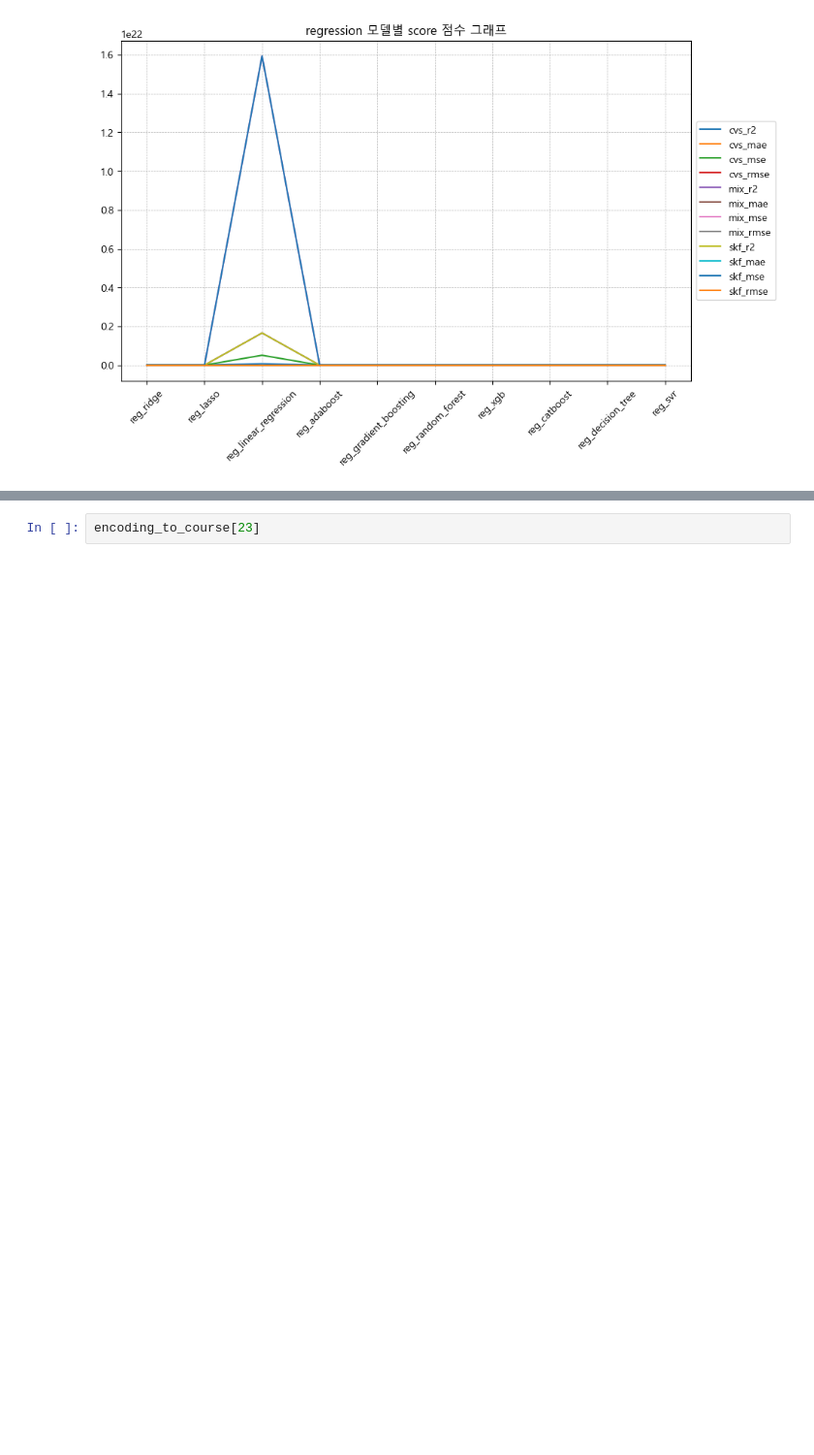
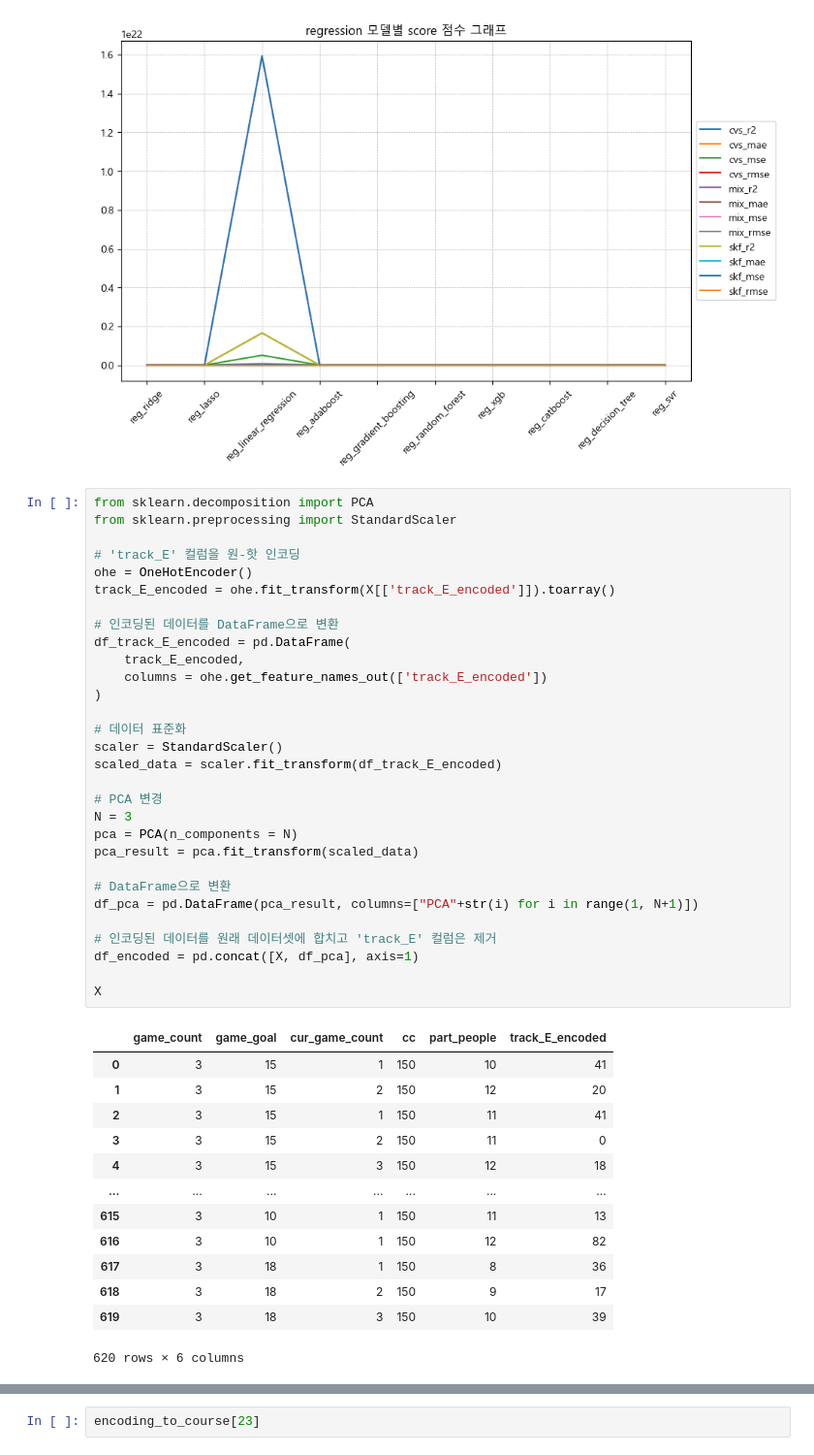
Before and after one commit to miny-genie/RTC-mariokart-8-AI, a Jupyter notebook: model/3_select_model.ipynb, the cells around one changed output, grey strips where cells are left out. Shown at 97% size. Cells and saved outputs as stored; diff of their text form; blank space fills up the shorter version.

```diff
--- a/model/3_select_model.ipynb
+++ b/model/3_select_model.ipynb
@@ -949,6 +969,50 @@ plt.grid(True, linestyle='--', linewidth=0.5, axis='x')
 plt.grid(True, linestyle='--', linewidth=0.5, axis='y')
 # %% [output]
 [figure]
+# %%
+from sklearn.decomposition import PCA
+from sklearn.preprocessing import StandardScaler
+
+# 'track_E' 컬럼을 원-핫 인코딩
+ohe = OneHotEncoder()
+track_E_encoded = ohe.fit_transform(X[['track_E_encoded']]).toarray()
+
+# 인코딩된 데이터를 DataFrame으로 변환
+df_track_E_encoded = pd.DataFrame(
+    track_E_encoded,
+    columns = ohe.get_feature_names_out(['track_E_encoded'])
+)
+
+# 데이터 표준화
+scaler = StandardScaler()
+scaled_data = scaler.fit_transform(df_track_E_encoded)
+
+# PCA 변경
+N = 3
+pca = PCA(n_components = N)
+pca_result = pca.fit_transform(scaled_data)
+
+# DataFrame으로 변환
+df_pca = pd.DataFrame(pca_result, columns=["PCA"+str(i) for i in range(1, N+1)])
+
+# 인코딩된 데이터를 원래 데이터셋에 합치고 'track_E' 컬럼은 제거
+df_encoded = pd.concat([X, df_pca], axis=1)
+
+X
+# %% [output]
+|  | game_count | game_goal | cur_game_count | cc | part_people | track_E_encoded |
+| 0 | 3 | 15 | 1 | 150 | 10 | 41 |
+| 1 | 3 | 15 | 2 | 150 | 12 | 20 |
+| 2 | 3 | 15 | 1 | 150 | 11 | 41 |
+| 3 | 3 | 15 | 2 | 150 | 11 | 0 |
+| 4 | 3 | 15 | 3 | 150 | 12 | 18 |
+| ... | ... | ... | ... | ... | ... | ... |
+| 615 | 3 | 10 | 1 | 150 | 11 | 13 |
+| 616 | 3 | 10 | 1 | 150 | 12 | 82 |
+| 617 | 3 | 18 | 1 | 150 | 8 | 36 |
+| 618 | 3 | 18 | 2 | 150 | 9 | 17 |
+| 619 | 3 | 18 | 3 | 150 | 10 | 39 |
+620 rows × 6 columns
 # %%
 from sklearn.decomposition import PCA
 from sklearn.preprocessing import StandardScaler
```
Also changed, not shown: parts of 27 cells of this notebook.
